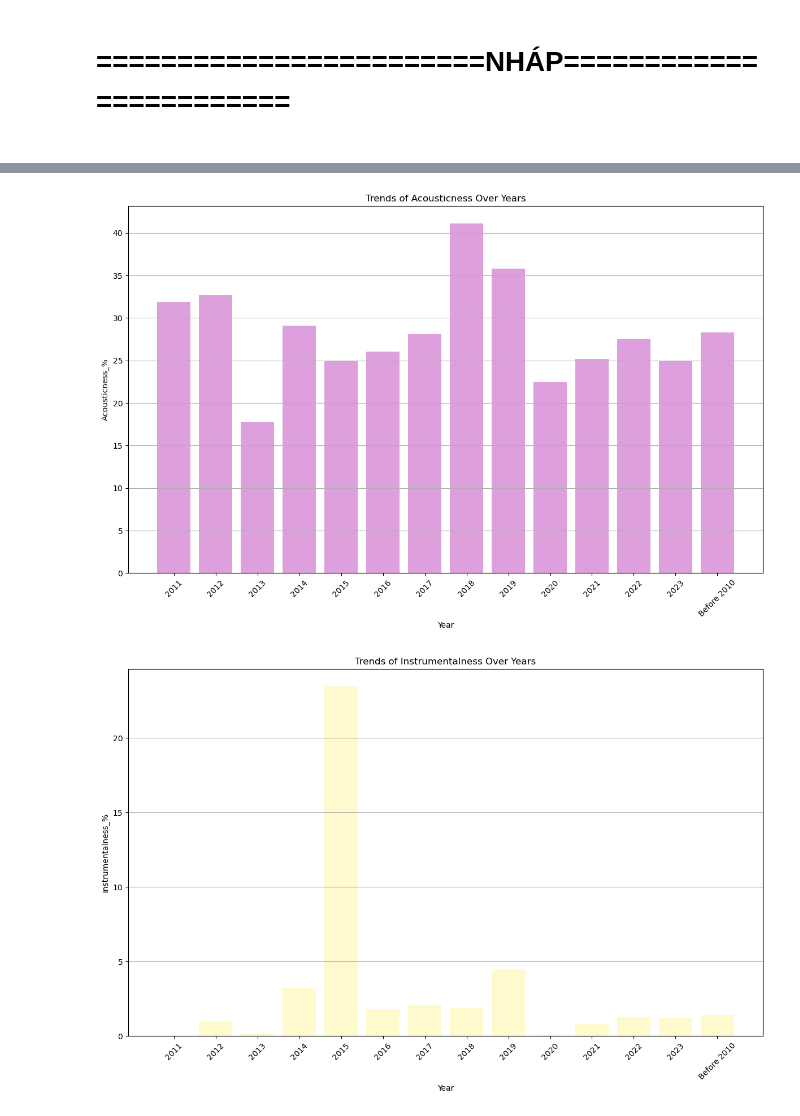
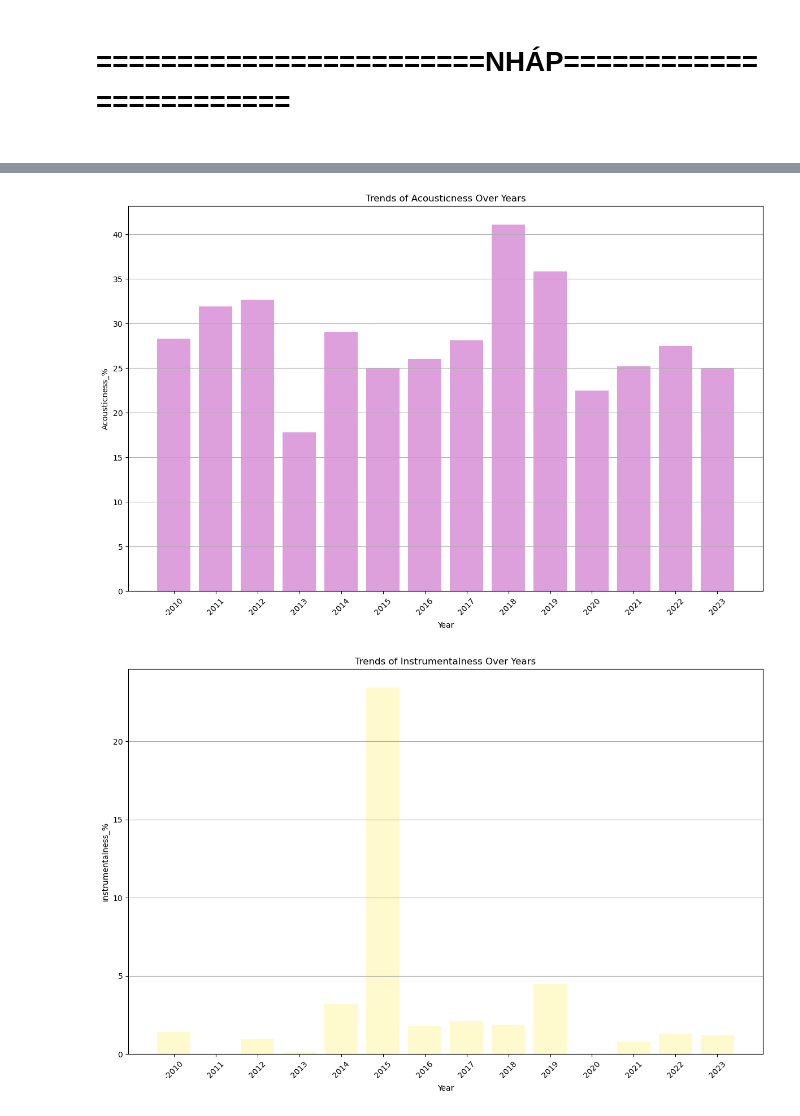
Before and after one commit to ngocmaj/PTDL, a Jupyter notebook: spotify.ipynb, the cells around one changed output, grey strips where cells are left out. Saved outputs shown, nothing was run; the diff lists cells and outputs as text; code cells hidden in the pictures.

```diff
--- a/spotify.ipynb
+++ b/spotify.ipynb
@@ -218,4 +202,4 @@ Name: count, dtype: int64
 # %%
-df['released_year'] = df['released_year'].apply(lambda x: 'Before 2010' if x in before2010 else x)
+df['released_year'] = df['released_year'].apply(lambda x: '-2010' if x in before2010 else x)
 df
 # %% [output]
@@ -464,12 +450,12 @@ plt.tight_layout()
 plt.show()
 
 # Tính toán trung bình của Valence theo năm
-mean_danceability = df.groupby('released_year')['valence_%'].mean()
+mean_valence = df.groupby('released_year')['valence_%'].mean()
 
 # Vẽ biểu đồ cột
 plt.figure(figsize=(12, 8))
 
-plt.bar(mean_danceability.index, mean_danceability.values, color='moccasin')
+plt.bar(mean_valence.index, mean_valence.values, color='moccasin')
 plt.xlabel('Year')
 plt.ylabel('Valence_%')
 plt.title('Trends of Valence Over Years')
@@ -481,12 +467,12 @@ plt.show()
 
 
 # Tính toán trung bình của Energy theo năm
-mean_danceability = df.groupby('released_year')['energy_%'].mean()
+mean_energy = df.groupby('released_year')['energy_%'].mean()
 
 # Vẽ biểu đồ cột
 plt.figure(figsize=(12, 8))
 
-plt.bar(mean_danceability.index, mean_danceability.values, color='aquamarine')
+plt.bar(mean_energy.index, mean_energy.values, color='aquamarine')
 plt.xlabel('Year')
 plt.ylabel('Energy_%')
 plt.title('Trends of Energy Over Years')
@@ -497,12 +483,12 @@ plt.tight_layout()
 plt.show()
 
 # Tính toán trung bình của Acousticness theo năm
-mean_danceability = df.groupby('released_year')['acousticness_%'].mean()
+mean_acousticness = df.groupby('released_year')['acousticness_%'].mean()
 
 # Vẽ biểu đồ cột
 plt.figure(figsize=(12, 8))
 
-plt.bar(mean_danceability.index, mean_danceability.values, color='plum')
+plt.bar(mean_acousticness.index, mean_acousticness.values, color='plum')
 plt.xlabel('Year')
 plt.ylabel('Acousticness_%')
 plt.title('Trends of Acousticness Over Years')
@@ -513,12 +499,12 @@ plt.tight_layout()
 plt.show()
 
 # Tính toán trung bình của instrumentalness theo năm
-mean_danceability = df.groupby('released_year')['instrumentalness_%'].mean()
+mean_instrumentalness = df.groupby('released_year')['instrumentalness_%'].mean()
 
 # Vẽ biểu đồ cột
 plt.figure(figsize=(12, 8))
 
-plt.bar(mean_danceability.index, mean_danceability.values, color='lemonchiffon')
+plt.bar(mean_instrumentalness.index, mean_instrumentalness.values, color='lemonchiffon')
 plt.xlabel('Year')
 plt.ylabel('instrumentalness_%')
 plt.title('Trends of Instrumentalness Over Years')
@@ -530,12 +516,12 @@ plt.show()
 
 
 # Tính toán trung bình của Liveness_% theo năm
-mean_danceability = df.groupby('released_year')['liveness_%'].mean()
+mean_liveness = df.groupby('released_year')['liveness_%'].mean()
 
 # Vẽ biểu đồ cột
 plt.figure(figsize=(12, 8))
 
-plt.bar(mean_danceability.index, mean_danceability.values, color='lightgreen')
+plt.bar(mean_liveness.index, mean_liveness.values, color='lightgreen')
 plt.xlabel('Year')
 plt.ylabel('liveness_%')
 plt.title('Trends of Liveness Over Years')
@@ -547,12 +533,12 @@ plt.show()
 
 
 # Tính toán trung bình của speechiness_% theo năm
-mean_danceability = df.groupby('released_year')['speechiness_%'].mean()
+mean_speechiness = df.groupby('released_year')['speechiness_%'].mean()
 
 # Vẽ biểu đồ cột
 plt.figure(figsize=(12, 8))
 
-plt.bar(mean_danceability.index, mean_danceability.values, color='lightpink')
+plt.bar(mean_speechiness.index, mean_speechiness.values, color='lightpink')
 plt.xlabel('Year')
 plt.ylabel('speechiness_%')
 plt.title('Trends of peechiness Over Years')
@@ -568,2 +554,2 @@ plt.show()
-[figure, old version]
+[figure, new version]
-[figure, old version]
+[figure, new version]
```
Also changed, not shown: parts of 15 cells of this notebook, 1 other file.
